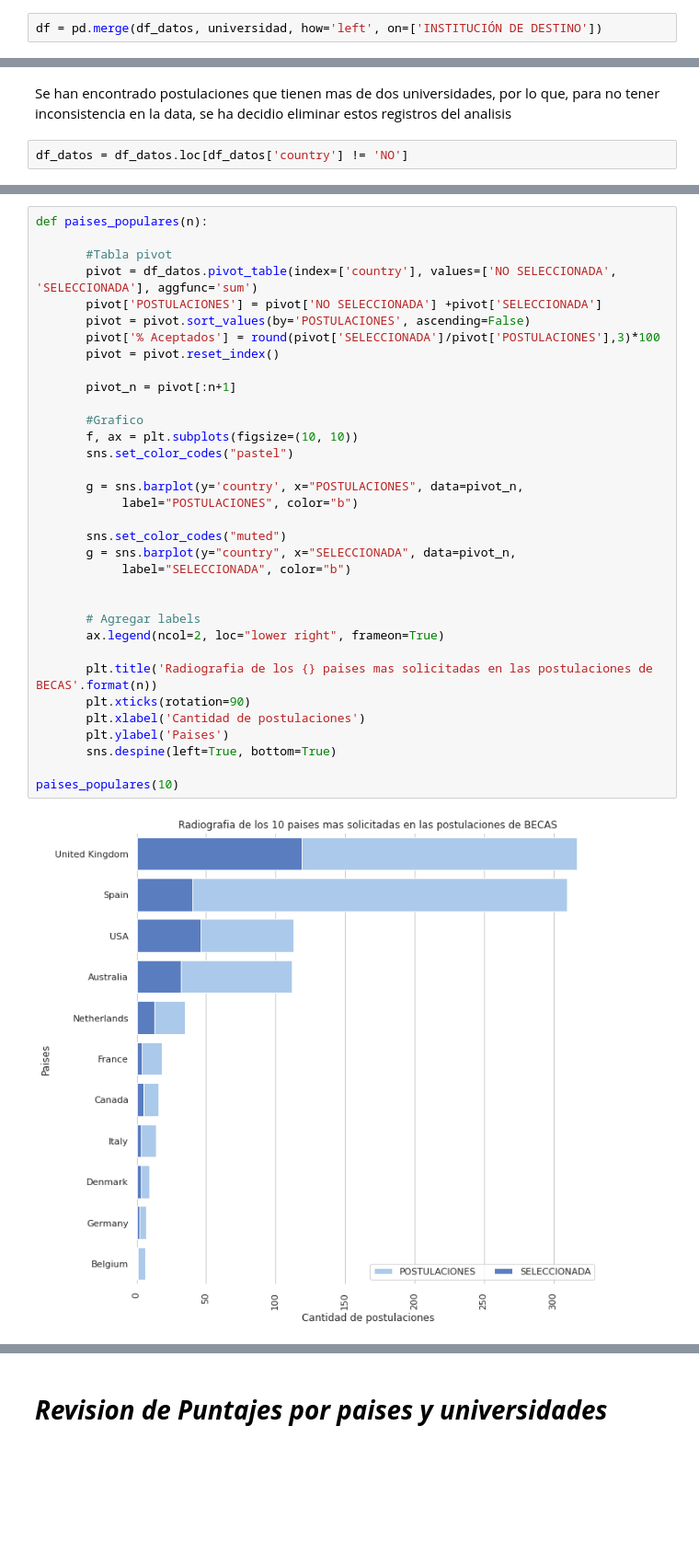
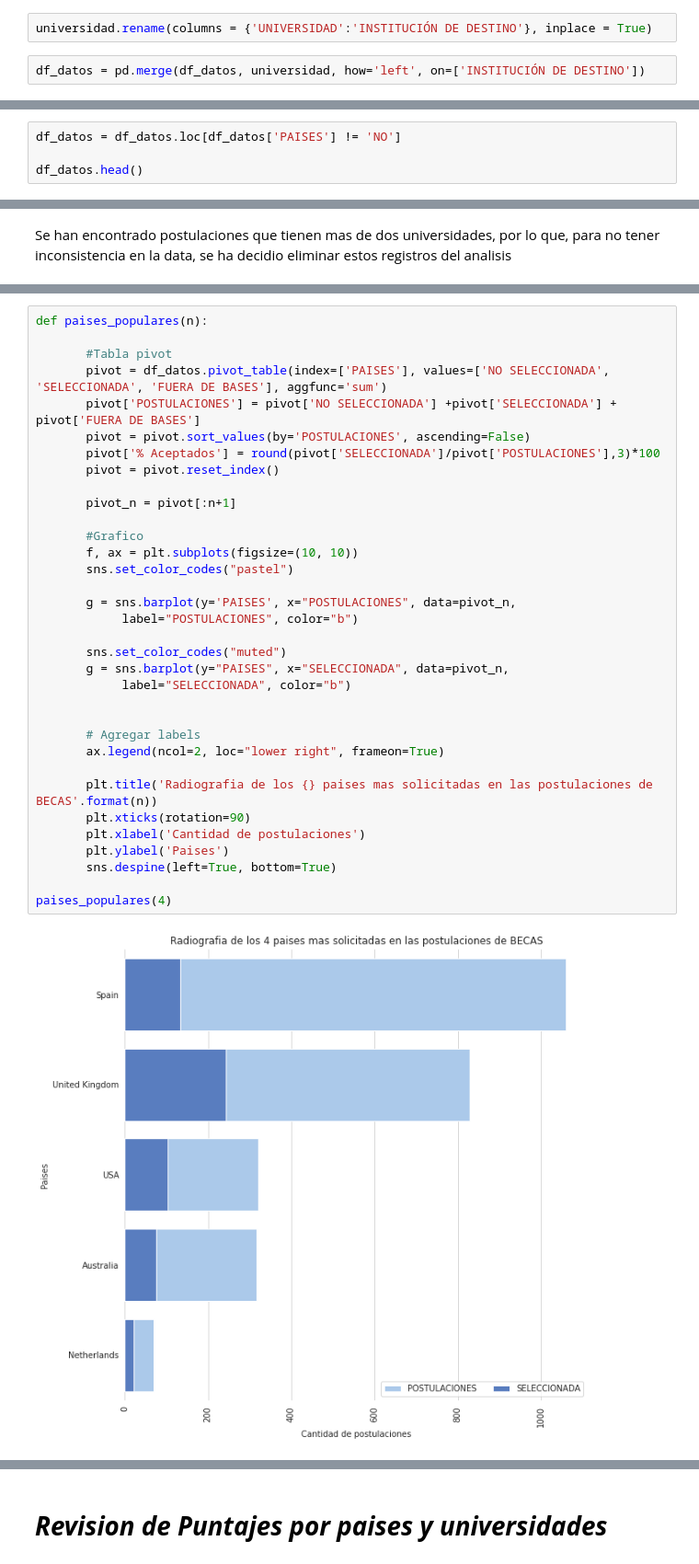
Before and after one commit to Foco22/BECAS_MAGISTER, a Jupyter notebook: Te_damos_la_bienvenida_a_Colaboratory_(2).ipynb, the cells around one changed output, grey strips where cells are left out. Shown: that part at 92% size. Cells and saved outputs as stored; diff of their text form; blank space fills up the shorter version.

```diff
--- a/Te_damos_la_bienvenida_a_Colaboratory_(2).ipynb
+++ b/Te_damos_la_bienvenida_a_Colaboratory_(2).ipynb
@@ -448,5 +407,7 @@ universidad.head()
 | 2 | UNIVERSITY OF BIRMINGHAM | United Kingdom |
 | 3 | UNIVERSITY COLLEGE LONDON | United Kingdom |
 | 4 | UNIVERSITY OF WARWICK | United Kingdom |
+# %%
+universidad.rename(columns = {'UNIVERSIDAD':'INSTITUCIÓN DE DESTINO'}, inplace = True)
 # %%
-df = pd.merge(df_datos, universidad, how='left', on=['INSTITUCIÓN DE DESTINO'])
+df_datos = pd.merge(df_datos, universidad, how='left', on=['INSTITUCIÓN DE DESTINO'])
@@ -468,0 +423,4 @@ df.loc[df['PAISES'].isnull()]
+# %%
+df_datos = df_datos.loc[df_datos['PAISES'] != 'NO']
+
+df_datos.head()
@@ -469,7 +434,5 @@ df.loc[df['PAISES'].isnull()]
 # %% [markdown]
 Se han encontrado postulaciones que tienen mas de dos universidades, por lo que, para no tener inconsistencia en la data, se ha decidio eliminar estos registros del analisis
-# %%
-df_datos = df_datos.loc[df_datos['country'] != 'NO']
 # %%
 from plotly.offline import plot
 import plotly.graph_objects as go
@@ -494,39 +457,39 @@ fig_cases.update_layout(title_text = 'Cantidad de Postulante por pais',
 # %%
 def paises_populares(n):
 
        #Tabla pivot
-       pivot = df_datos.pivot_table(index=['country'], values=['NO SELECCIONADA', 'SELECCIONADA'], aggfunc='sum')
-       pivot['POSTULACIONES'] = pivot['NO SELECCIONADA'] +pivot['SELECCIONADA']
+       pivot = df_datos.pivot_table(index=['PAISES'], values=['NO SELECCIONADA', 'SELECCIONADA', 'FUERA DE BASES'], aggfunc='sum')
+       pivot['POSTULACIONES'] = pivot['NO SELECCIONADA'] +pivot['SELECCIONADA'] + pivot['FUERA DE BASES']
        pivot = pivot.sort_values(by='POSTULACIONES', ascending=False)
        pivot['% Aceptados'] = round(pivot['SELECCIONADA']/pivot['POSTULACIONES'],3)*100
        pivot = pivot.reset_index()
 
        pivot_n = pivot[:n+1]
 
        #Grafico
        f, ax = plt.subplots(figsize=(10, 10))
        sns.set_color_codes("pastel")
 
-       g = sns.barplot(y='country', x="POSTULACIONES", data=pivot_n,
+       g = sns.barplot(y='PAISES', x="POSTULACIONES", data=pivot_n,
             label="POSTULACIONES", color="b")
 
        sns.set_color_codes("muted")
-       g = sns.barplot(y="country", x="SELECCIONADA", data=pivot_n,
+       g = sns.barplot(y="PAISES", x="SELECCIONADA", data=pivot_n,
             label="SELECCIONADA", color="b")
 
 
        # Agregar labels
        ax.legend(ncol=2, loc="lower right", frameon=True)
 
        plt.title('Radiografia de los {} paises mas solicitadas en las postulaciones de BECAS'.format(n))
        plt.xticks(rotation=90)
        plt.xlabel('Cantidad de postulaciones')
        plt.ylabel('Paises')
        sns.despine(left=True, bottom=True)
 
-paises_populares(10)
+paises_populares(4)
 # %% [output]
-[figure, old version]
+[figure, new version]
 # %%
 def paises_populares(n):
 
```
Also changed, not shown: parts of 23 cells of this notebook.
